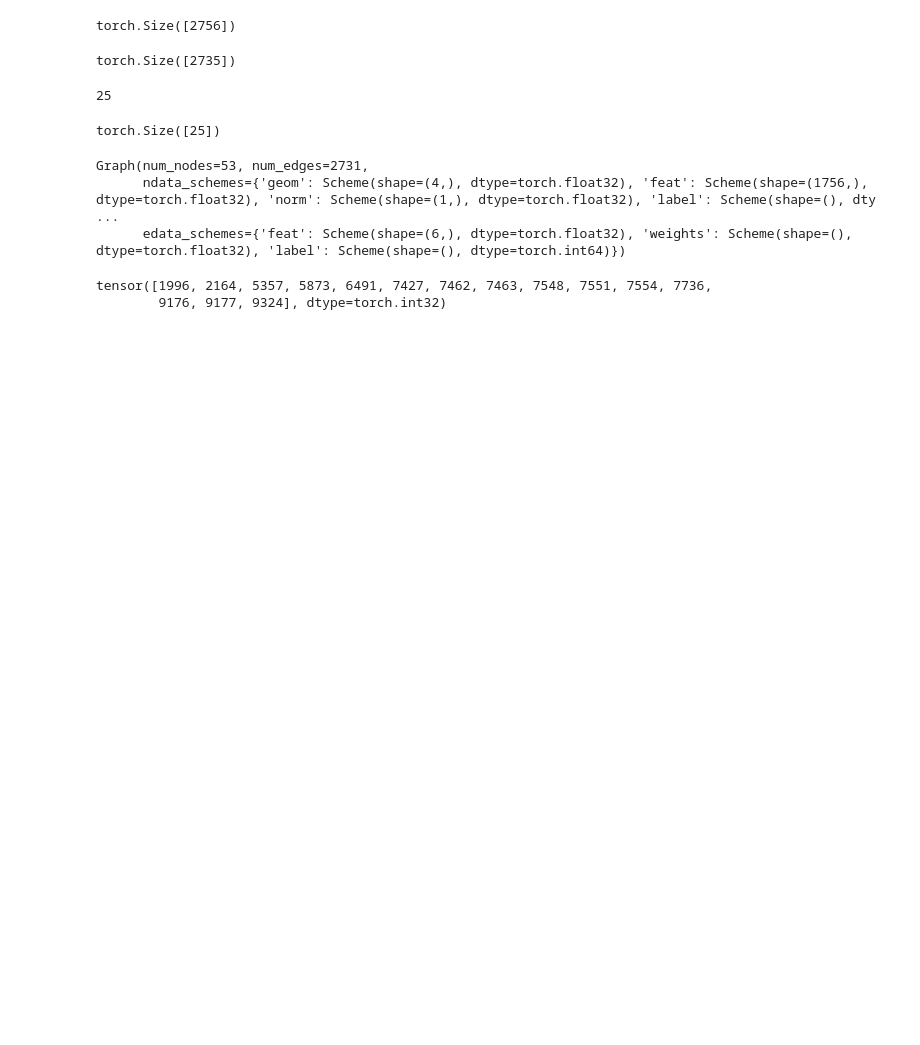
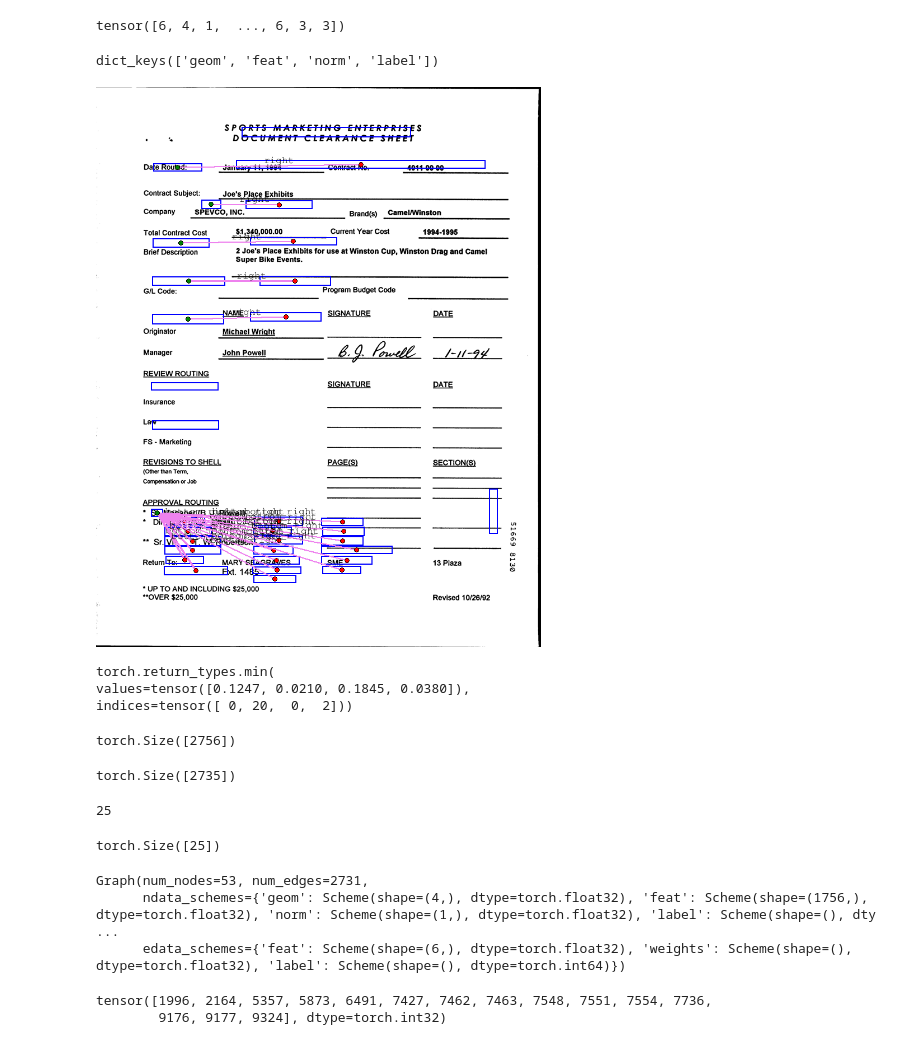
Before and after one commit to NilBiescas/CVC_internship, a Jupyter notebook: Qualitative_results.ipynb, the cells around one changed output. Cells and saved outputs as stored; diff of their text form; code cells hidden in the pictures; blank space fills up the shorter version.

```diff
--- a/Qualitative_results.ipynb
+++ b/Qualitative_results.ipynb
@@ -6,7 +6,7 @@ from src.paths import CHECKPOINTS
 from src.models.VGAE import GAE, GSage_AE
 from src.data.Data_Loaders import FUNSD_loader
 # %%
-data = FUNSD_loader(train=False)
+data = FUNSD_loader(train=True)
 # %% [output]
 {   'FEATURES': {   'add_embs': True,
                     'add_eweights': True,
@@ -46,0 +119,6 @@ Graph(num_nodes=53, num_edges=2756,
+# %%
+file = open("/home/nbiescas/Desktop/CVC/CVC_internship/src/train_graph.pkl",'rb')
+# %%
+import pickle
+object_file = pickle.load(file)
+file.close()
@@ -46,0 +127,4 @@ Graph(num_nodes=53, num_edges=2756,
+# %%
+glist[0].edata['discrete_info']
+# %% [output]
+tensor([6, 4, 1,  ..., 6, 3, 3])
@@ -46,0 +174,16 @@ Graph(num_nodes=53, num_edges=2756,
+# %%
+data.graphs[1].ndata.keys()
+# %% [output]
+dict_keys(['geom', 'feat', 'norm', 'label'])
+# %%
+num = 28
+import dgl
+data.print_graph(graph=dgl.unbatch(object_file)[num], num=num)
+# %% [output]
+[figure, added]
+# %%
+torch.min(graph.ndata['geom'], dim=0)
+# %% [output]
+torch.return_types.min(
+values=tensor([0.1247, 0.0210, 0.1845, 0.0380]),
+indices=tensor([ 0, 20,  0,  2]))
```
Also changed, not shown: parts of 10 cells of this notebook, 9 other files.
